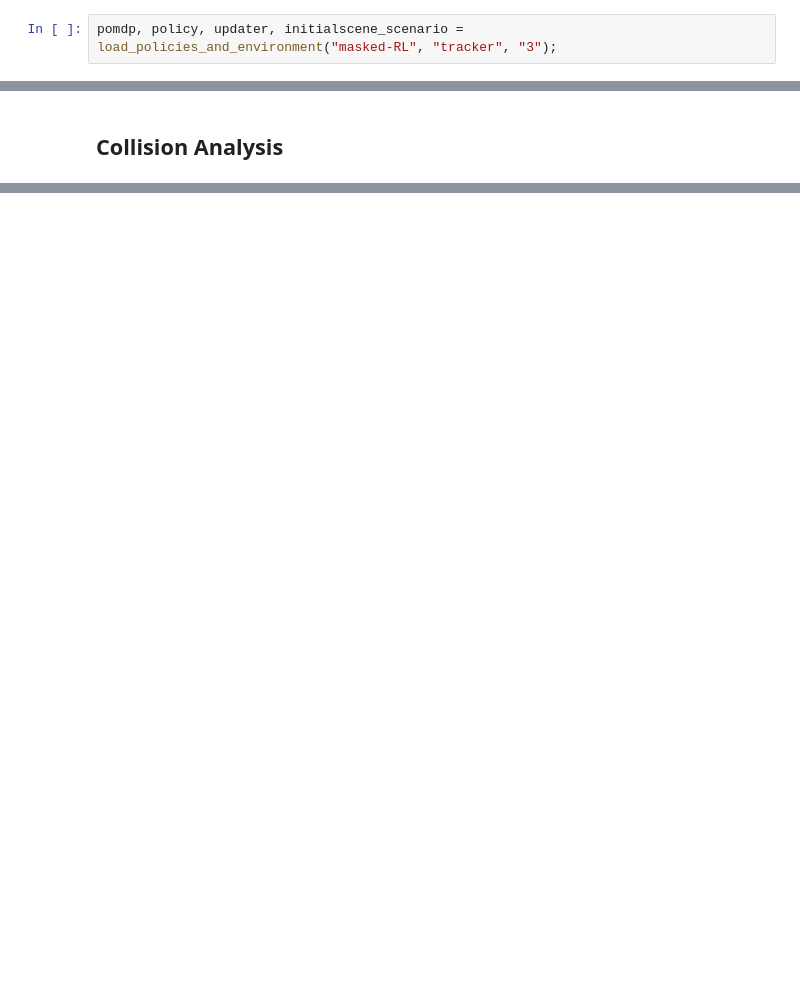
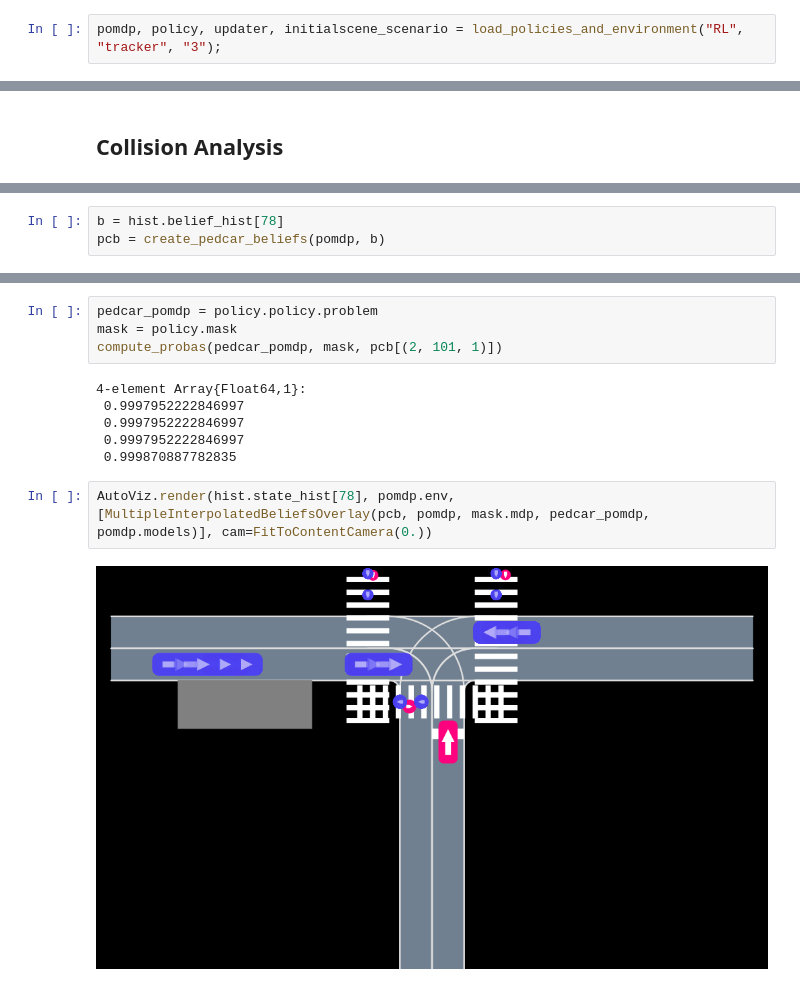
Before and after one commit to sisl/AutomotiveSafeRL, a Jupyter notebook: notebooks/interactive_evaluation.ipynb, the cells around one changed output, grey strips where cells are left out. Drawn from its saved outputs; the diff is of its cells as text; blank space fills up the shorter version.

```diff
--- a/notebooks/interactive_evaluation.ipynb
+++ b/notebooks/interactive_evaluation.ipynb
@@ -27,5 +27,5 @@ WARNING: redefining constant ROUTES
 # %%
 rng = MersenneTwister(1);
 # %%
-pomdp, policy, updater, initialscene_scenario = load_policies_and_environment("masked-RL", "tracker", "3");
+pomdp, policy, updater, initialscene_scenario = load_policies_and_environment("RL", "tracker", "3");
 # %% [output]
@@ -72,0 +61,3 @@ pomdp.car_birth
+# %%
+b = hist.belief_hist[78]
+pcb = create_pedcar_beliefs(pomdp, b)
@@ -72,0 +75,14 @@ pomdp.car_birth
+# %%
+pedcar_pomdp = policy.policy.problem
+mask = policy.mask
+compute_probas(pedcar_pomdp, mask, pcb[(2, 101, 1)])
+# %% [output]
+4-element Array{Float64,1}:
+ 0.9997952222846997
+ 0.9997952222846997
+ 0.9997952222846997
+ 0.999870887782835
+# %%
+AutoViz.render(hist.state_hist[78], pomdp.env, [MultipleInterpolatedBeliefsOverlay(pcb, pomdp, mask.mdp, pedcar_pomdp, pomdp.models)], cam=FitToContentCamera(0.))
+# %% [output]
+[figure, added]
```
Also changed, not shown: parts of 15 cells of this notebook.
